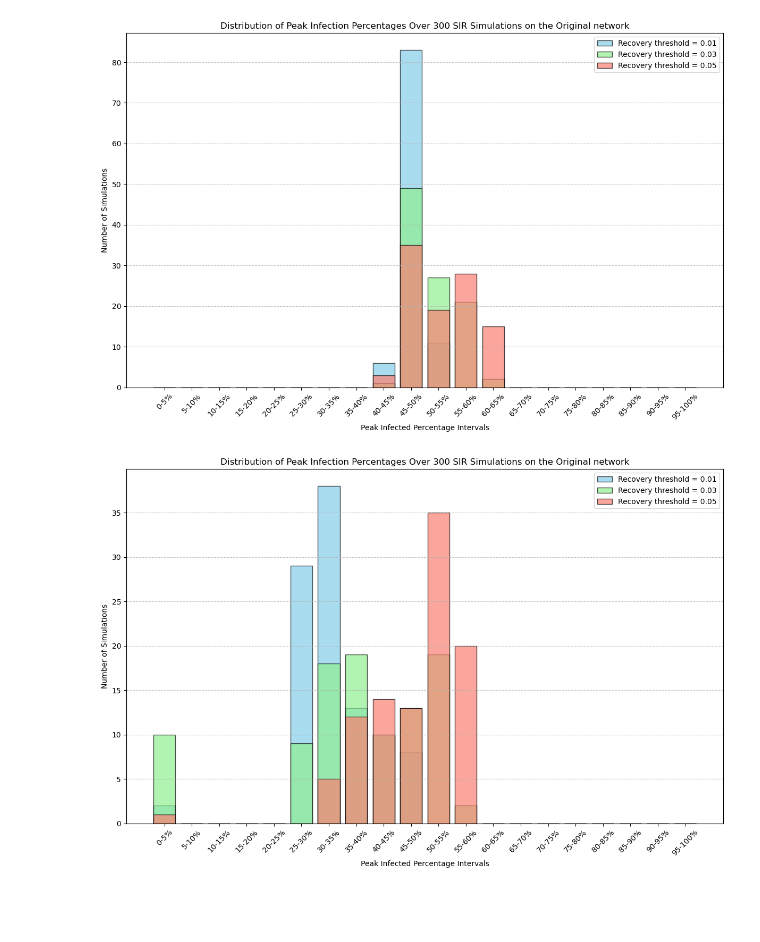
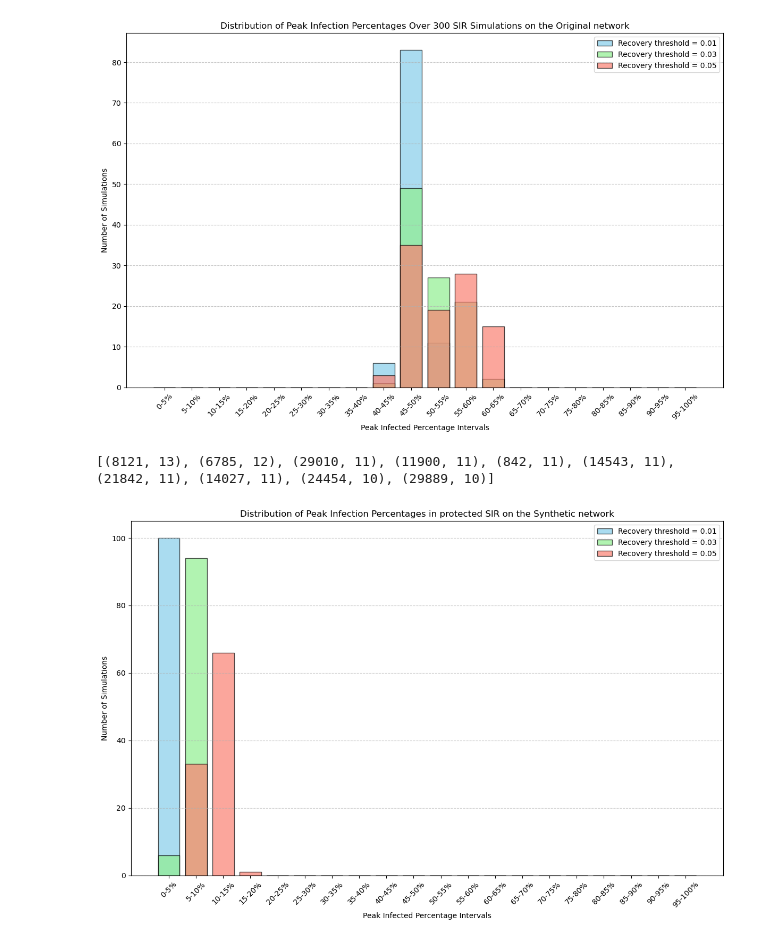
Before and after one commit to kfkfkflmej/NA_EU_emails_2024, a Jupyter notebook: histograms different thresholds.ipynb, the cells around one changed output. Drawn from its saved outputs; the diff is of its cells as text; code cells hidden in the pictures; blank space fills up the shorter version.

Commit message:
Protected simulations

```diff
--- a/histograms different thresholds.ipynb
+++ b/histograms different thresholds.ipynb
@@ -300,7 +300,7 @@ plt.show()
 [figure]
 # %%
 # Load the CSV file and create the graph
-file_path = 'data\data - fixed numbers.csv'  # Update with the actual path to your file
+file_path = 'data\\final_final_random_graph.csv'  # Update with the actual path to your file
 edge_df = pd.read_csv(file_path, delimiter=' ')
 G = nx.from_pandas_edgelist(edge_df, 'Source', 'Target')
 
@@ -315,7 +315,9 @@ recovery_thresholds = [0.01, 0.03, 0.05]  # Recovery thresholds to cycle through
 intervals = np.arange(0, 1.05, 0.05)  # Intervals: 0-5%, 5-10%, ..., 95-100%
 colors = ['skyblue', 'lightgreen', 'salmon']  # Colors for each threshold
 hist_data = {threshold: [] for threshold in recovery_thresholds}  # Store data by threshold
-
+degree_dict = dict(G.degree())
+top_10_nodes = sorted(degree_dict.items(), key=lambda x: x[1], reverse=True)[:10]
+print(top_10_nodes)
 # Run simulations
 for sim in range(num_simulations):
     # Select the recovery threshold based on simulation index
@@ -328,16 +330,11 @@ for sim in range(num_simulations):
     infected_nodes = np.random.choice(nodes, replace=False)
     node_states = {node: 'S' for node in nodes}  # All nodes start as Susceptible (S)
     node_states[infected_nodes] = 'I'
-    node_states[102]='R' #org network
-    node_states[5]='R'
-    node_states[122]='R'
-    node_states[486]='R'
-    node_states[55]='R'
     # Record initial state counts
-    susceptible_counts = [(n-5) - initial_infected]
+    susceptible_counts = [(n-len(top_10_nodes)) - initial_infected]
     infected_counts = [initial_infected]
     recovered_counts = [5]
-
+    rec=False
     # Simulation loop
     for t in range(time_steps):
         new_states = node_states.copy()
@@ -347,12 +344,16 @@ for sim in range(num_simulations):
                 for neighbor in G.neighbors(node):
                     if node_states[neighbor] == 'S' and np.random.rand() < beta:
                         new_states[neighbor] = 'I'
-                # Recover
-                if np.random.rand() < gamma and infected_counts[-1] / n > recovery_threshold:
-                    new_states[node] = 'R'
+                if node_states[neighbor]=='R':
+                    rec==True
+            # Recover
+            if np.random.rand() < gamma and infected_counts[-1] / n > recovery_threshold:
+                rec=True
+                new_states[node] = 'R'
+                continue
 
-            if node_states[node] == 'R' and infected_counts[-1] / n > rt_mark:
-                rt_mark=0
+            if node_states[node] == 'R' and  rec==True:
+
                 for neighbor in G.neighbors(node):
                     if node_states[neighbor] == 'S' or node_states[neighbor] == 'I':
                         new_states[neighbor] = 'R'
@@ -366,33 +367,34 @@ for sim in range(num_simulations):
         # Break if no more infected
         if infected_counts[-1] == 0:
             break
 
     # Record peak infected fraction
     peak_infected_fraction = max(infected_counts) / n
     hist_data[recovery_threshold].append(peak_infected_fraction)
 
 # Combine histogram data
 plt.figure(figsize=(12, 8))
 for i, threshold in enumerate(recovery_thresholds):
     hist, bins = np.histogram(hist_data[threshold], bins=intervals)
     plt.bar(
         [f"{int(bins[j]*100)}-{int(bins[j+1]*100)}%" for j in range(len(bins) - 1)],
         hist,
         color=colors[i],
         edgecolor='black',
         alpha=0.7,
         label=f"Recovery threshold = {threshold}"
     )
 
 # Customize plot
 plt.xlabel("Peak Infected Percentage Intervals")
 plt.ylabel("Number of Simulations")
-plt.title("Distribution of Peak Infection Percentages Over 300 SIR Simulations on the Original network")
+plt.title("Distribution of Peak Infection Percentages in protected SIR on the Synthetic network")
 plt.xticks(rotation=45)
 plt.legend()
 plt.grid(axis='y', linestyle='--', alpha=0.7)
 plt.tight_layout()
-#plt.savefig("fig_original_histogram_300_sims.png")
+plt.savefig("fig_protected10_synthetic_histogram_300_sims.png")
 plt.show()
 # %% [output]
+[(8121, 13), (6785, 12), (29010, 11), (11900, 11), (842, 11), (14543, 11), (21842, 11), (14027, 11), (24454, 10), (29889, 10)]
-[figure, old version]
+[figure, new version]
```
Also changed, not shown: 7 other files.
